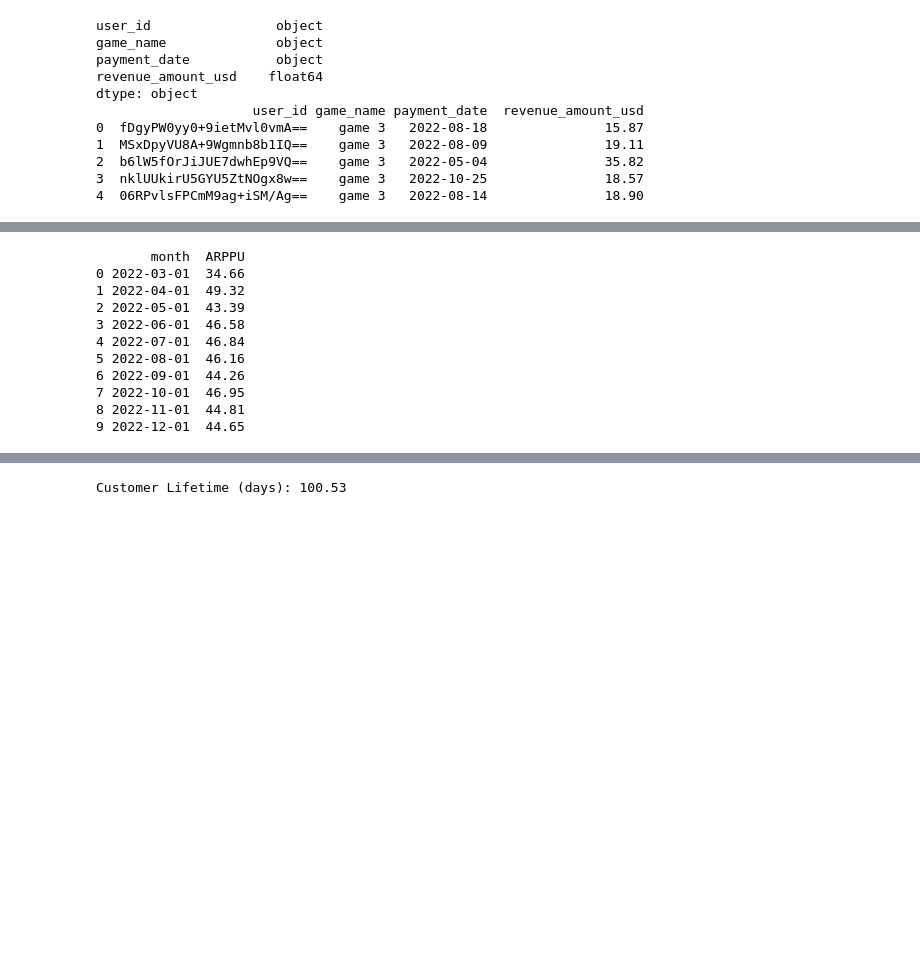
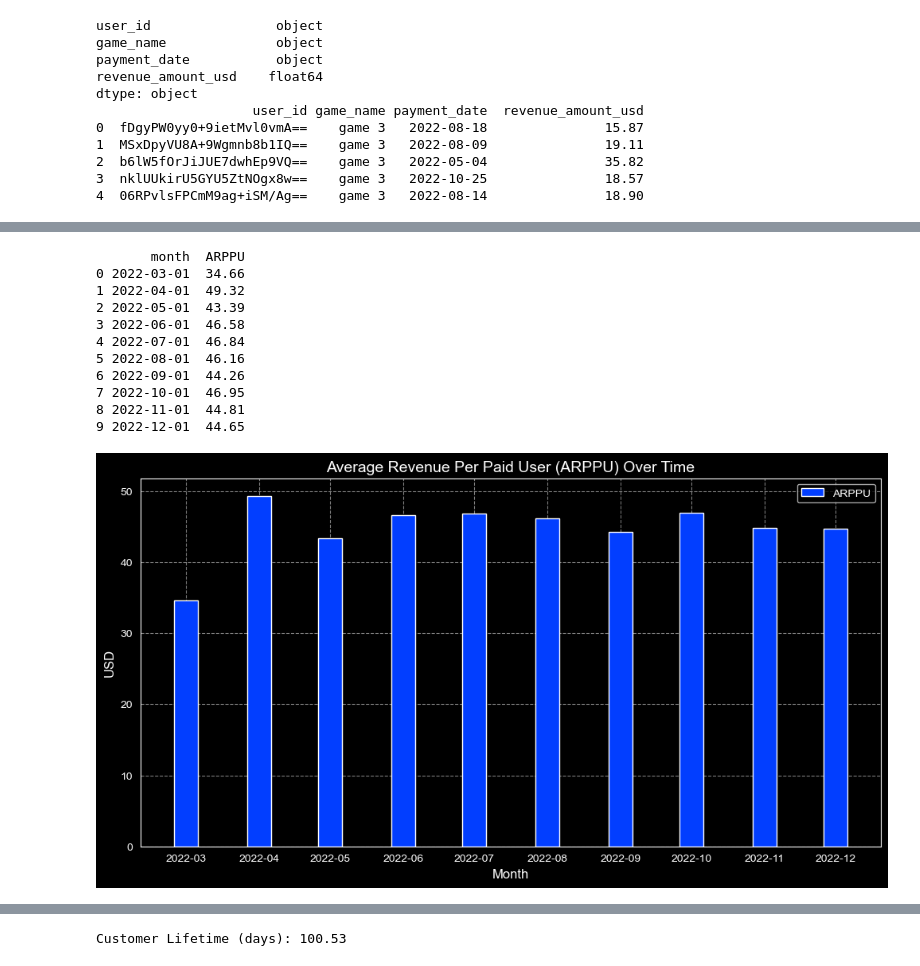
Before and after one commit to Projects-of-Data-Analysis/Revenue-Metrics-Analysis, a Jupyter notebook: notebooks/Revenue_Metric_Analysis.ipynb, the cells around one changed output, grey strips where cells are left out. Drawn from its saved outputs; the diff is of its cells as text; code cells hidden in the pictures; blank space fills up the shorter version.

```diff
--- a/notebooks/Revenue_Metric_Analysis.ipynb
+++ b/notebooks/Revenue_Metric_Analysis.ipynb
@@ -92,25 +102,30 @@ Paid Users:        month  user_id
 # %%
 # Average Revenue Per Paid User (ARPPU)
 # Merge MRR and Paid Users by month
 monthly_data = pd.merge(mrr, paid_users, on='month')
 monthly_data.rename(columns={'revenue_amount_usd': 'monthly_revenue', 'user_id': 'paid_users'}, inplace=True)
 
 # Calculate ARPPU per month
 monthly_data['ARPPU'] = (monthly_data['monthly_revenue'] / monthly_data['paid_users']).round(2)
 
 print(monthly_data[['month', 'ARPPU']])
+plt.figure(figsize=(12, 6))
+plt.bar(monthly_data['month'], monthly_data['ARPPU'], label='ARPPU', width=10)
+format_plot('Average Revenue Per Paid User (ARPPU) Over Time', 'Month', 'USD')
+plt.show()
 # %% [output]
        month  ARPPU
 0 2022-03-01  34.66
 1 2022-04-01  49.32
 2 2022-05-01  43.39
 3 2022-06-01  46.58
 4 2022-07-01  46.84
 5 2022-08-01  46.16
 6 2022-09-01  44.26
 7 2022-10-01  46.95
 8 2022-11-01  44.81
 9 2022-12-01  44.65
+[figure, added]
 # %%
 # New Paid Users
 first_payments = payments.groupby('user_id')['payment_date'].min().reset_index()
```
Also changed, not shown: parts of 12 cells of this notebook, 12 other files.
